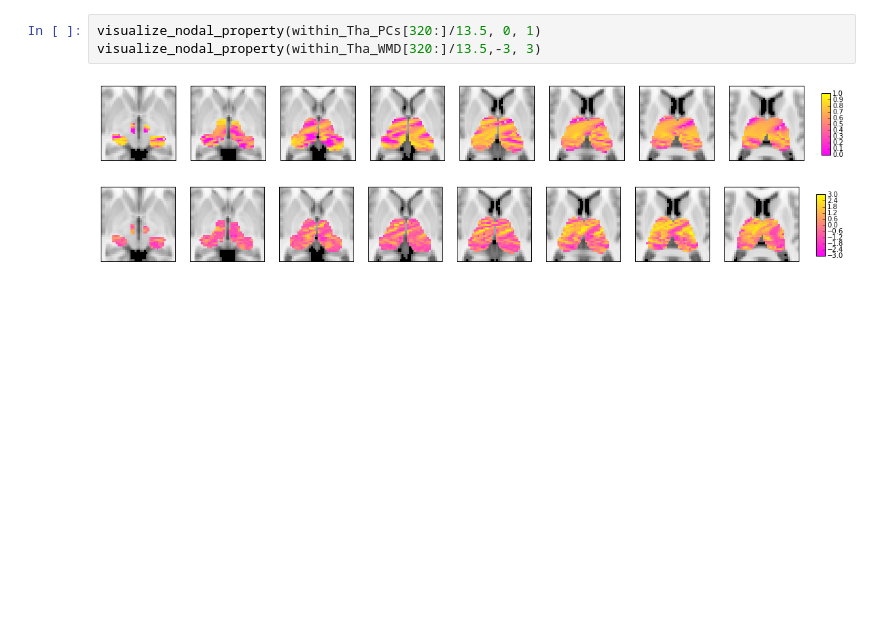
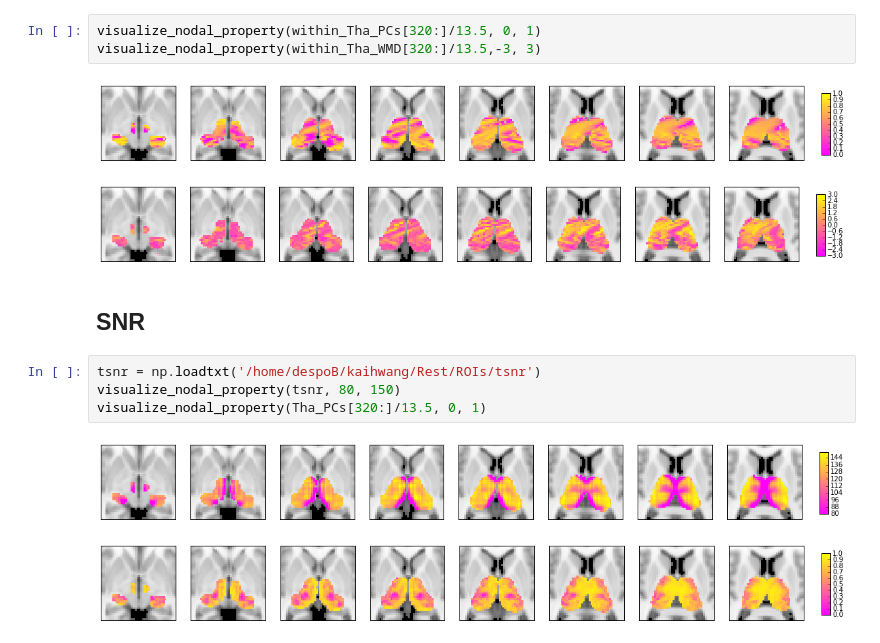
Before and after one commit to kaihwang/FuncParcel, a Jupyter notebook: Visualize Parcellation.ipynb, the cells around one changed output. Cells and saved outputs as stored; diff of their text form; blank space fills up the shorter version.

Commit message:
more plotting work.

```diff
--- a/Visualize Parcellation.ipynb
+++ b/Visualize Parcellation.ipynb
@@ -218,3 +218,12 @@ visualize_nodal_property(within_Tha_WMD[320:]/13.5,-3, 3)
 # %% [output]
 [figure]
 [figure]
+# %% [markdown]
+## SNR
+# %%
+tsnr = np.loadtxt('/home/despoB/kaihwang/Rest/ROIs/tsnr')
+visualize_nodal_property(tsnr, 80, 150)
+visualize_nodal_property(Tha_PCs[320:]/13.5, 0, 1)
+# %% [output]
+[figure, added]
+[figure, added]
```
Also changed, not shown: 1 other file.
